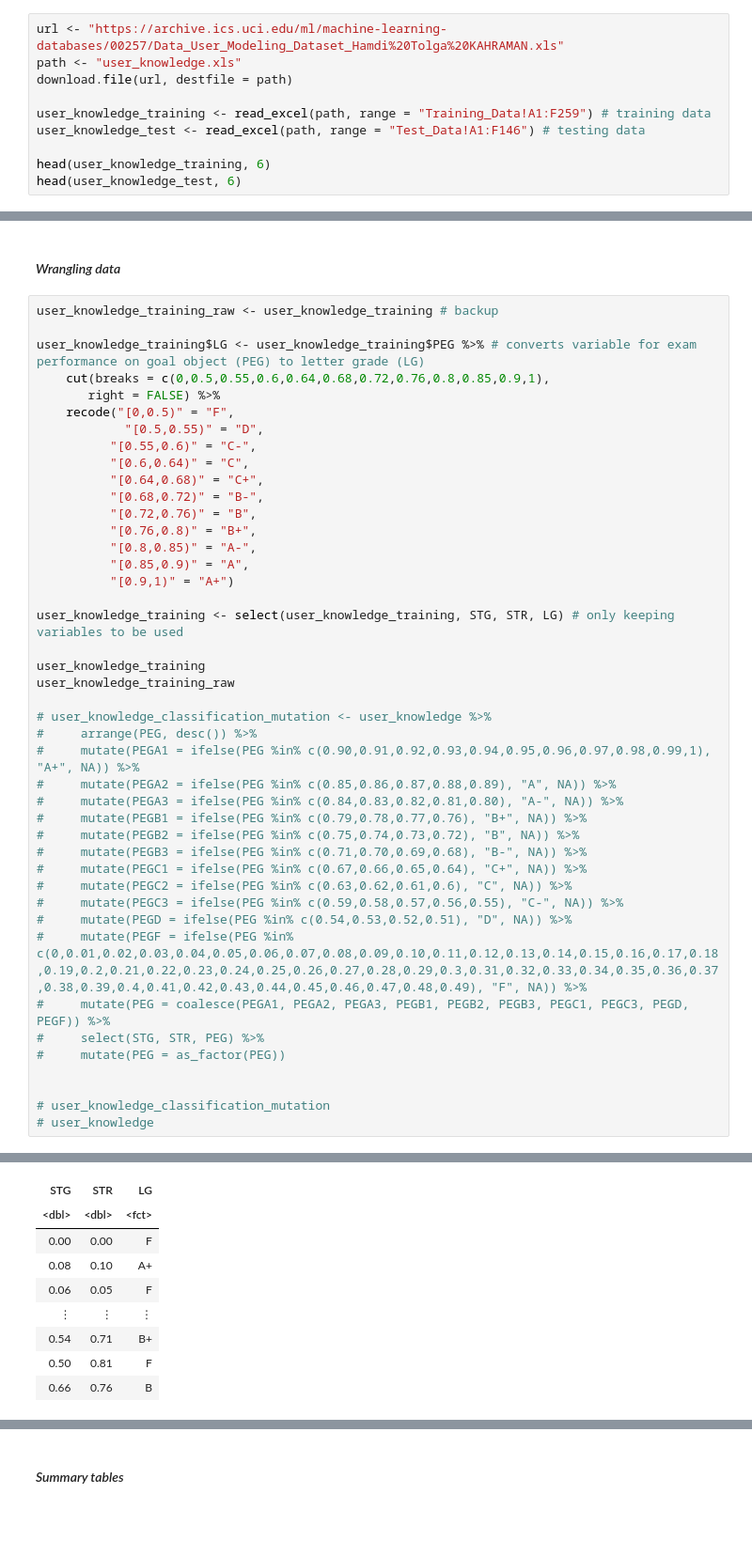
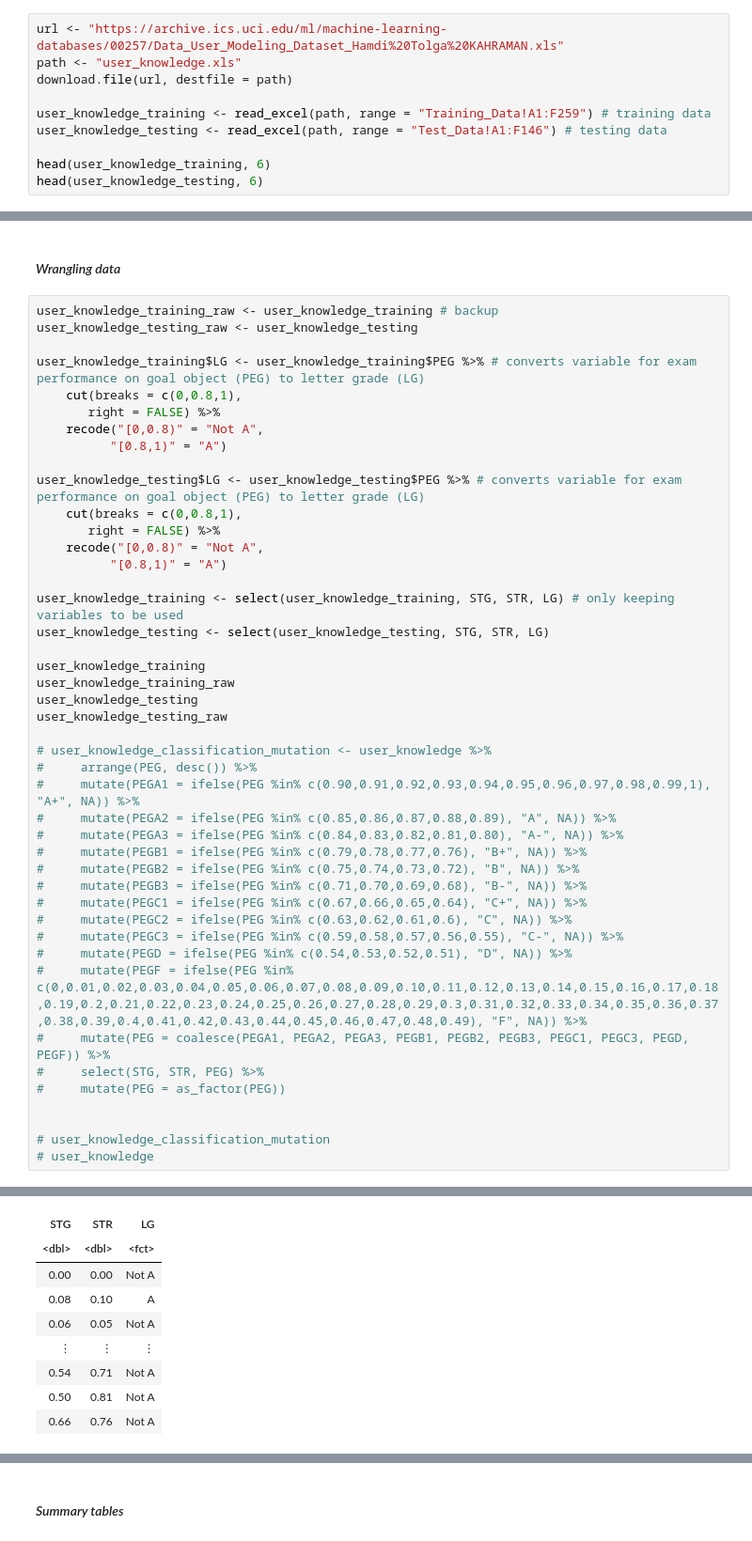
Before and after one commit to R0yBoy/DSCI100_Project, a Jupyter notebook: Project Report.ipynb, the cells around one changed output, grey strips where cells are left out. Shown at 94% size. Cells and saved outputs as stored; diff of their text form.

```diff
--- a/Project Report.ipynb
+++ b/Project Report.ipynb
@@ -38,10 +20,10 @@ path <- "user_knowledge.xls"
 download.file(url, destfile = path)
 
 user_knowledge_training <- read_excel(path, range = "Training_Data!A1:F259") # training data
-user_knowledge_test <- read_excel(path, range = "Test_Data!A1:F146") # testing data
+user_knowledge_testing <- read_excel(path, range = "Test_Data!A1:F146") # testing data
 
 head(user_knowledge_training, 6)
-head(user_knowledge_test, 6)
+head(user_knowledge_testing, 6)
 # %% [output]
 A tibble: 6 × 6
 | STG | SCG | STR | LPR | PEG | UNS |
@@ -67,58 +49,59 @@ Remarks: The data is already tidy.
 #### *Wrangling data*
 # %%
 user_knowledge_training_raw <- user_knowledge_training # backup
+user_knowledge_testing_raw <- user_knowledge_testing
 
 user_knowledge_training$LG <- user_knowledge_training$PEG %>% # converts variable for exam performance on goal object (PEG) to letter grade (LG)
-    cut(breaks = c(0,0.5,0.55,0.6,0.64,0.68,0.72,0.76,0.8,0.85,0.9,1),
+    cut(breaks = c(0,0.8,1),
        right = FALSE) %>%
-    recode("[0,0.5)" = "F",
-            "[0.5,0.55)" = "D",
-          "[0.55,0.6)" = "C-",
-          "[0.6,0.64)" = "C",
-          "[0.64,0.68)" = "C+",
-          "[0.68,0.72)" = "B-",
-          "[0.72,0.76)" = "B",
-          "[0.76,0.8)" = "B+",
-          "[0.8,0.85)" = "A-",
-          "[0.85,0.9)" = "A",
-          "[0.9,1)" = "A+")
+    recode("[0,0.8)" = "Not A",
+          "[0.8,1)" = "A")
+
+user_knowledge_testing$LG <- user_knowledge_testing$PEG %>% # converts variable for exam performance on goal object (PEG) to letter grade (LG)
+    cut(breaks = c(0,0.8,1),
+       right = FALSE) %>%
+    recode("[0,0.8)" = "Not A",
+          "[0.8,1)" = "A")
 
 user_knowledge_training <- select(user_knowledge_training, STG, STR, LG) # only keeping variables to be used
+user_knowledge_testing <- select(user_knowledge_testing, STG, STR, LG)
 
 user_knowledge_training
 user_knowledge_training_raw
+user_knowledge_testing
+user_knowledge_testing_raw
 
 # user_knowledge_classification_mutation <- user_knowledge %>%
 #     arrange(PEG, desc()) %>%
 #     mutate(PEGA1 = ifelse(PEG %in% c(0.90,0.91,0.92,0.93,0.94,0.95,0.96,0.97,0.98,0.99,1), "A+", NA)) %>%
 #     mutate(PEGA2 = ifelse(PEG %in% c(0.85,0.86,0.87,0.88,0.89), "A", NA)) %>%
 #     mutate(PEGA3 = ifelse(PEG %in% c(0.84,0.83,0.82,0.81,0.80), "A-", NA)) %>%
 #     mutate(PEGB1 = ifelse(PEG %in% c(0.79,0.78,0.77,0.76), "B+", NA)) %>%
 #     mutate(PEGB2 = ifelse(PEG %in% c(0.75,0.74,0.73,0.72), "B", NA)) %>%
 #     mutate(PEGB3 = ifelse(PEG %in% c(0.71,0.70,0.69,0.68), "B-", NA)) %>%
 #     mutate(PEGC1 = ifelse(PEG %in% c(0.67,0.66,0.65,0.64), "C+", NA)) %>%
 #     mutate(PEGC2 = ifelse(PEG %in% c(0.63,0.62,0.61,0.6), "C", NA)) %>%
 #     mutate(PEGC3 = ifelse(PEG %in% c(0.59,0.58,0.57,0.56,0.55), "C-", NA)) %>%
 #     mutate(PEGD = ifelse(PEG %in% c(0.54,0.53,0.52,0.51), "D", NA)) %>%
 #     mutate(PEGF = ifelse(PEG %in% c(0,0.01,0.02,0.03,0.04,0.05,0.06,0.07,0.08,0.09,0.10,0.11,0.12,0.13,0.14,0.15,0.16,0.17,0.18,0.19,0.2,0.21,0.22,0.23,0.24,0.25,0.26,0.27,0.28,0.29,0.3,0.31,0.32,0.33,0.34,0.35,0.36,0.37,0.38,0.39,0.4,0.41,0.42,0.43,0.44,0.45,0.46,0.47,0.48,0.49), "F", NA)) %>%
 #     mutate(PEG = coalesce(PEGA1, PEGA2, PEGA3, PEGB1, PEGB2, PEGB3, PEGC1, PEGC3, PEGD, PEGF)) %>%
 #     select(STG, STR, PEG) %>%
 #     mutate(PEG = as_factor(PEG))
 
 
 # user_knowledge_classification_mutation
 # user_knowledge
 # %% [output]
 A tibble: 258 × 3
 | STG | STR | LG |
 | <dbl> | <dbl> | <fct> |
-| 0.00 | 0.00 | F |
-| 0.08 | 0.10 | A+ |
-| 0.06 | 0.05 | F |
+| 0.00 | 0.00 | Not A |
+| 0.08 | 0.10 | A |
+| 0.06 | 0.05 | Not A |
 | ⋮ | ⋮ | ⋮ |
-| 0.54 | 0.71 | B+ |
-| 0.50 | 0.81 | F |
-| 0.66 | 0.76 | B |
+| 0.54 | 0.71 | Not A |
+| 0.50 | 0.81 | Not A |
+| 0.66 | 0.76 | Not A |
 A tibble: 258 × 6
 | STG | SCG | STR | LPR | PEG | UNS |
 | <dbl> | <dbl> | <dbl> | <dbl> | <dbl> | <chr> |
```
Also changed, not shown: parts of 3 cells of this notebook.
